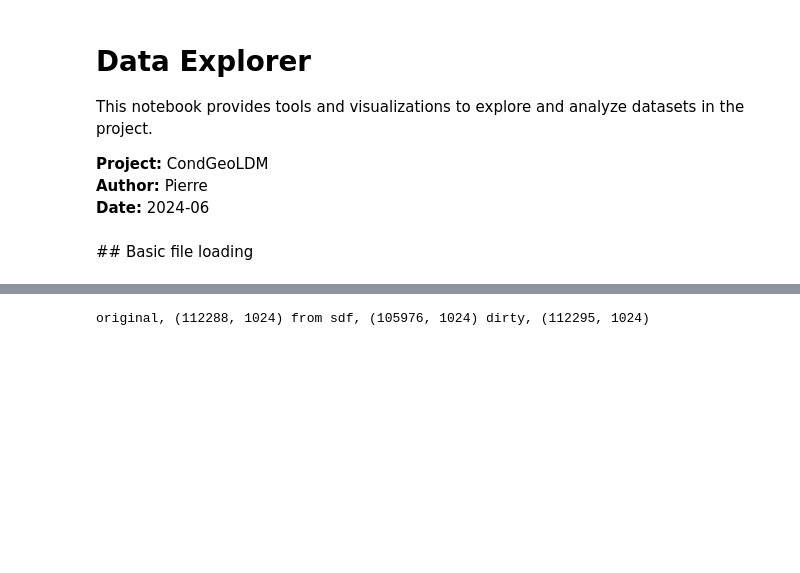
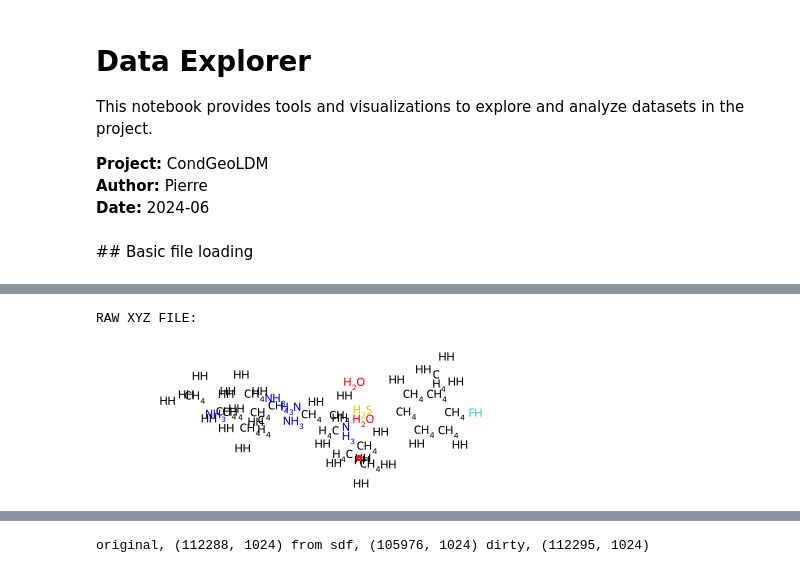
Before and after one commit to pierre-pauchet/Img2Mol, a Jupyter notebook: sandbox.ipynb, the cells around one changed output, grey strips where cells are left out. Saved outputs shown, nothing was run; the diff lists cells and outputs as text; code cells hidden in the pictures; blank space fills up the shorter version.

```diff
--- a/sandbox.ipynb
+++ b/sandbox.ipynb
@@ -13,0 +201,12 @@ charac = np.load('/projects/iktos/pierre/CondGeoLDM/data/jump/charac_30_h.npy',
+# %%
+# SAVE AND RELOAD XYZ FILE
+xyz_file = "\n".join(lines)
+with open(f"/projects/iktos/pierre/CondGeoLDM/temp/molecule2.xyz", 'w') as f:
+    f.write(xyz_file)
+with open(f"/projects/iktos/pierre/CondGeoLDM/temp/molecule2.xyz", 'r') as f:
+    lines = f.readlines()
+print("RAW XYZ FILE:")
+mol_from_xyz_file(f"/projects/iktos/pierre/CondGeoLDM/temp/molecule2.xyz")
+# %% [output]
+RAW XYZ FILE:
+[figure, added]
```
Also changed, not shown: parts of 12 cells of this notebook, 2 other files.
